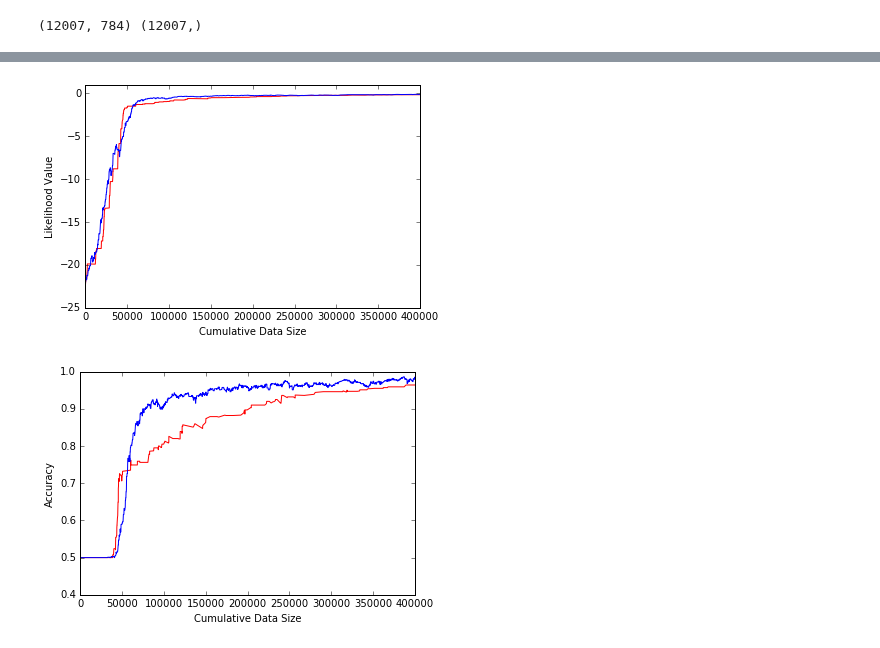
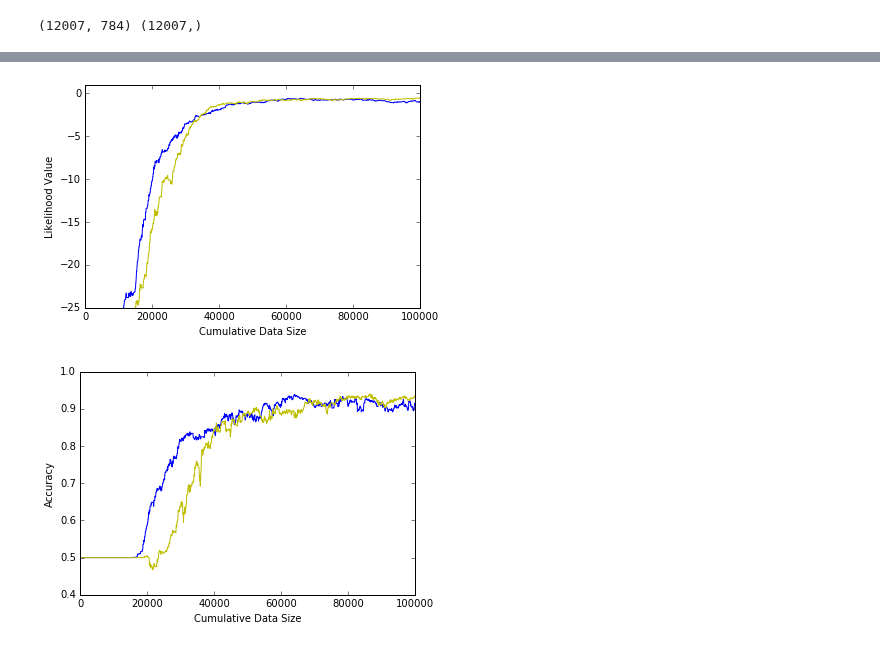
Before and after one commit to DanielTakeshi/New_MH_Test, a Jupyter notebook: iPython_stuff/LogisticRegression_CUTMH_RandomWalkProposer.ipynb, the cells around one changed output, grey strips where cells are left out. Drawn from its saved outputs; the diff is of its cells as text; code cells hidden in the pictures.

```diff
--- a/iPython_stuff/LogisticRegression_CUTMH_RandomWalkProposer.ipynb
+++ b/iPython_stuff/LogisticRegression_CUTMH_RandomWalkProposer.ipynb
@@ -117,13 +117,14 @@ def eval_cost(X,Y,beta):
 def train(X, Y, sigmarw, batchsize, epsilon, niter):
     N = len(Y) # number of total training data
     P = len(X[0]) # parameter dimension
-    # beta_t = np.zeros(P)
-    beta_t = np.random.rand(P)
+    beta_t = np.ones(P)
+    # beta_t = np.random.rand(P)
     cost_list = []
     accept_pos = []
     accuracy_list = []
     for i in range(niter):
-        print i
+        if i % 100 == 0:
+            print i
         index = np.random.permutation(N)
         X = X[index]
         Y = Y[index]
@@ -169,10 +164,11 @@ for i in range(1,len(accept_pos_xl)):
 # model class
 # assume binary classes, 1 or -1
 class Logistic:
-    def __init__(self, num_featurs, proposer = None):
+    def __init__(self, num_featurs, totN, proposer = None):
         # init the feature vector
         self.p = num_featurs
         self.proposer = proposer
+        self.N = totN  # tot number of datas
 
     def ll(self, feature, X, Y):
         # return the log likelihood
@@ -186,8 +182,9 @@ class Logistic:
         res = res * (-1.0)
         return res / n
 
-    def delta(self, f_old, f_new, X, Y):
-        res = self.ll(f_new, X, Y) - self.ll(f_old, X, Y)
+    def delta(self, f_old, f_new, X, Y, t):
+        # t is the temperature
+        res = self.ll(f_new, X, Y) * self.N / t - self.ll(f_old, X, Y) * self.N / t
         res += self.proposer.probGenerate(f_new, f_old, X, Y) # new -> old
         res = res - self.proposer.probGenerate(f_old, f_new, X, Y)  # old -> new
         return res
@@ -353,28 +372,31 @@ for i in range(N):
 # %%
-"""
-compare the result
-"""
-# plot the likelihood with respect to the cumulative data size
 plt.figure()
-plt.plot(cumulate_datasize_xl,cost_list_xl,'r')
-plt.hold(True)
+#plt.plot(cumulate_datasize_xl,cost_list_xl,'r')
+#plt.hold(True)
 x_ax = np.ones(N) * miniBatchSize
 x_ax = np.cumsum(x_ax)
 plt.plot(x_ax, ll_full, 'b')
+plt.plot(x_ax[0:4000], ll_full_nonT[0:4000], 'y')
 plt.xlabel('Cumulative Data Size')
 plt.ylabel('Likelihood Value')
-plt.axis([-1,400000,-25,1])
+plt.axis([-1,100000,-25,1])
+
+plt.savefig('ll_hyc.png')
 plt.show()
+
 
 # plot the accuracy with respect to the cumulative data size
 plt.figure()
-plt.plot(cumulate_datasize_xl, accuracy_xl, 'r')
-plt.hold(True)
+#plt.plot(cumulate_datasize_xl, accuracy_xl, 'r')
+#plt.hold(True)
 plt.plot(x_ax, acc_full, 'b')
+plt.plot(x_ax[0:4000], acc_full_nonT[0:4000], 'y')
 plt.xlabel('Cumulative Data Size')
 plt.ylabel('Accuracy')
-plt.axis([0, 400000 ,0.4, 1])
+plt.axis([0, 100000 ,0.4, 1])
+
+plt.savefig('acc_hyc.png')
 plt.show()
 # %% [output]
-[figure, old version]
+[figure, new version]
-[figure, old version]
+[figure, new version]
```
Also changed, not shown: parts of 5 cells of this notebook, 4 other files.
